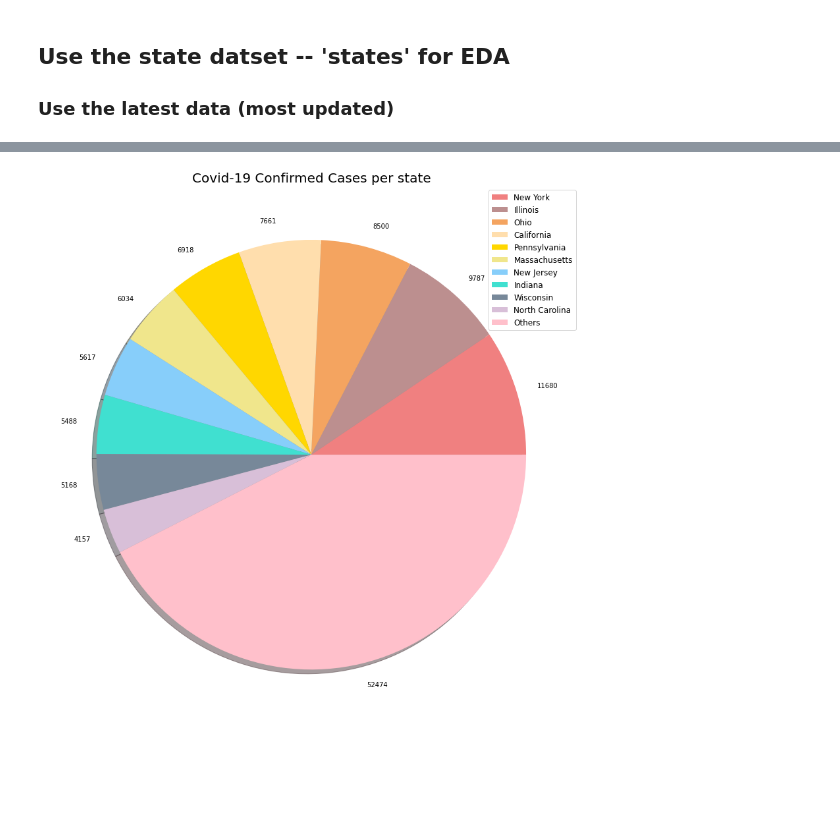
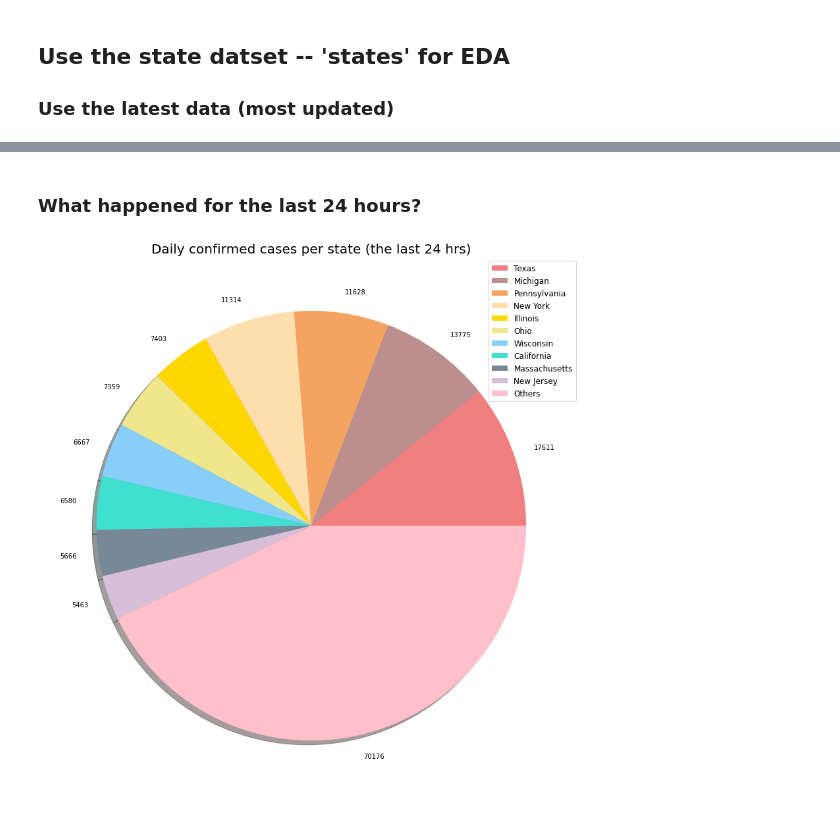
Before and after one commit to ysong1020/CovidTracker, a Jupyter notebook: ETL_EDA.ipynb, the cells around one changed output, grey strips where cells are left out. Saved outputs shown, nothing was run; the diff lists cells and outputs as text; code cells hidden in the pictures; blank space fills up the shorter version.

Commit message:
Merge branch 'master' of https://github.com/ddfishbean/CovidTracker

```diff
--- a/ETL_EDA.ipynb
+++ b/ETL_EDA.ipynb
@@ -385,5 +350,8 @@ a, b=prepare_pie(df_24_sorted_c.cases, df_24_sorted_c.state)
+# %% [markdown]
+### What happened for the last 24 hours?
 # %%
+df_24_sorted_c = df_24m.sort_values(by=['cases'], ascending=False)
 visual_unique_states, visual_confirmed_cases = prepare_pie(df_24_sorted_c.cases, df_24_sorted_c.state)
-plot_pie_charts(visual_unique_states, visual_confirmed_cases, 'Covid-19 Confirmed Cases per state')
+plot_pie_charts(visual_unique_states, visual_confirmed_cases, 'Daily confirmed cases per state (the last 24 hrs)')
 # %% [output]
-[figure, old version]
+[figure, new version]
```
Also changed, not shown: parts of 35 cells of this notebook, 1 other file.
